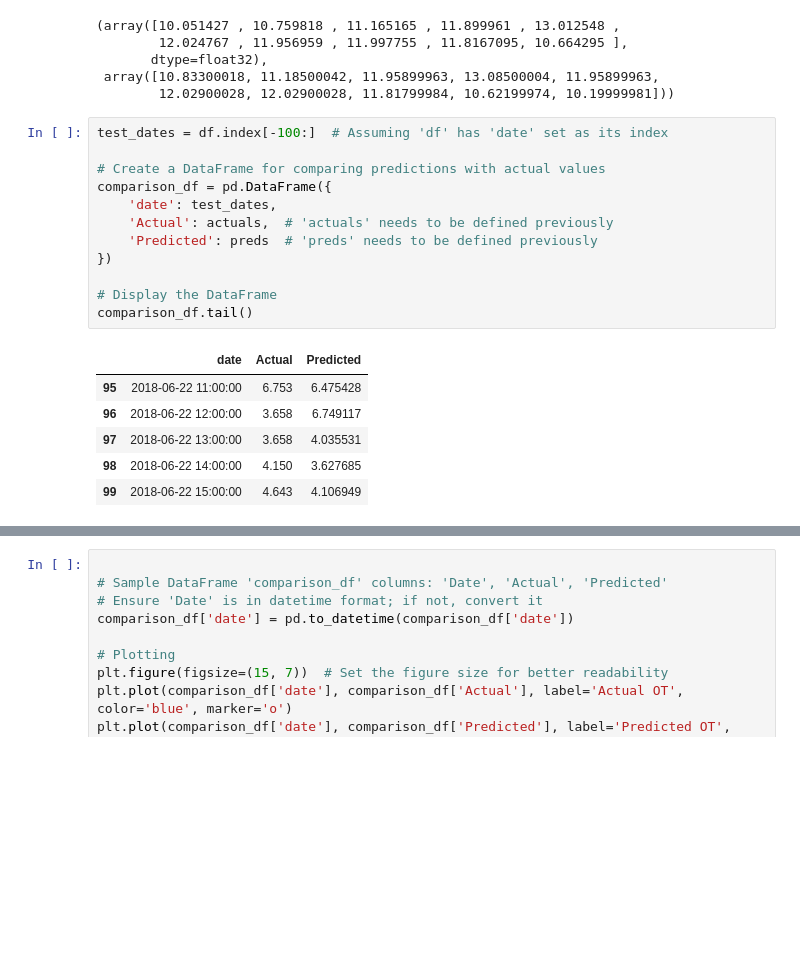
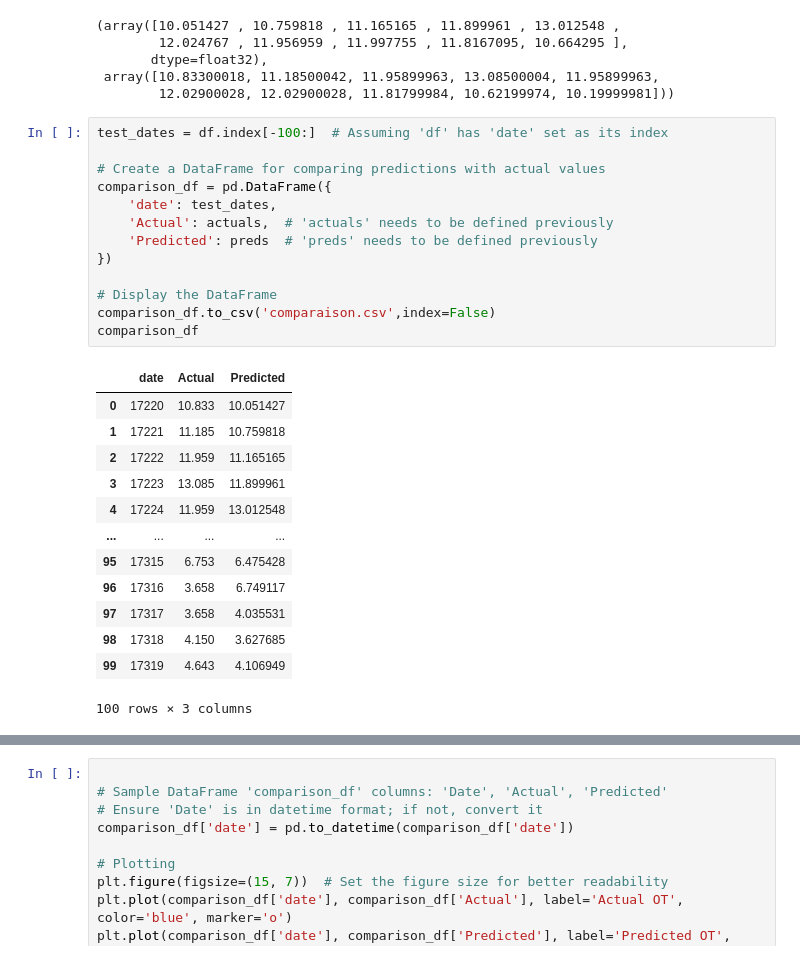
Before and after one commit to azizthiampro/timeSeriesForecasting, a Jupyter notebook: timeSerie.ipynb, the cells around one changed output, grey strips where cells are left out. Cells and saved outputs as stored; diff of their text form; blank space fills up the shorter version.

```diff
--- a/timeSerie.ipynb
+++ b/timeSerie.ipynb
@@ -213,19 +227,27 @@ actuals = Y_test_inverse.flatten()
 # %%
 test_dates = df.index[-100:]  # Assuming 'df' has 'date' set as its index
 
 # Create a DataFrame for comparing predictions with actual values
 comparison_df = pd.DataFrame({
     'date': test_dates,
     'Actual': actuals,  # 'actuals' needs to be defined previously
     'Predicted': preds  # 'preds' needs to be defined previously
 })
 
 # Display the DataFrame
-comparison_df.tail()
+comparison_df.to_csv('comparaison.csv',index=False)
+comparison_df
 # %% [output]
 |  | date | Actual | Predicted |
-| 95 | 2018-06-22 11:00:00 | 6.753 | 6.475428 |
-| 96 | 2018-06-22 12:00:00 | 3.658 | 6.749117 |
-| 97 | 2018-06-22 13:00:00 | 3.658 | 4.035531 |
-| 98 | 2018-06-22 14:00:00 | 4.150 | 3.627685 |
-| 99 | 2018-06-22 15:00:00 | 4.643 | 4.106949 |
+| 0 | 17220 | 10.833 | 10.051427 |
+| 1 | 17221 | 11.185 | 10.759818 |
+| 2 | 17222 | 11.959 | 11.165165 |
+| 3 | 17223 | 13.085 | 11.899961 |
+| 4 | 17224 | 11.959 | 13.012548 |
+| ... | ... | ... | ... |
+| 95 | 17315 | 6.753 | 6.475428 |
+| 96 | 17316 | 3.658 | 6.749117 |
+| 97 | 17317 | 3.658 | 4.035531 |
+| 98 | 17318 | 4.150 | 3.627685 |
+| 99 | 17319 | 4.643 | 4.106949 |
+100 rows × 3 columns
```
Also changed, not shown: parts of 4 cells of this notebook.
